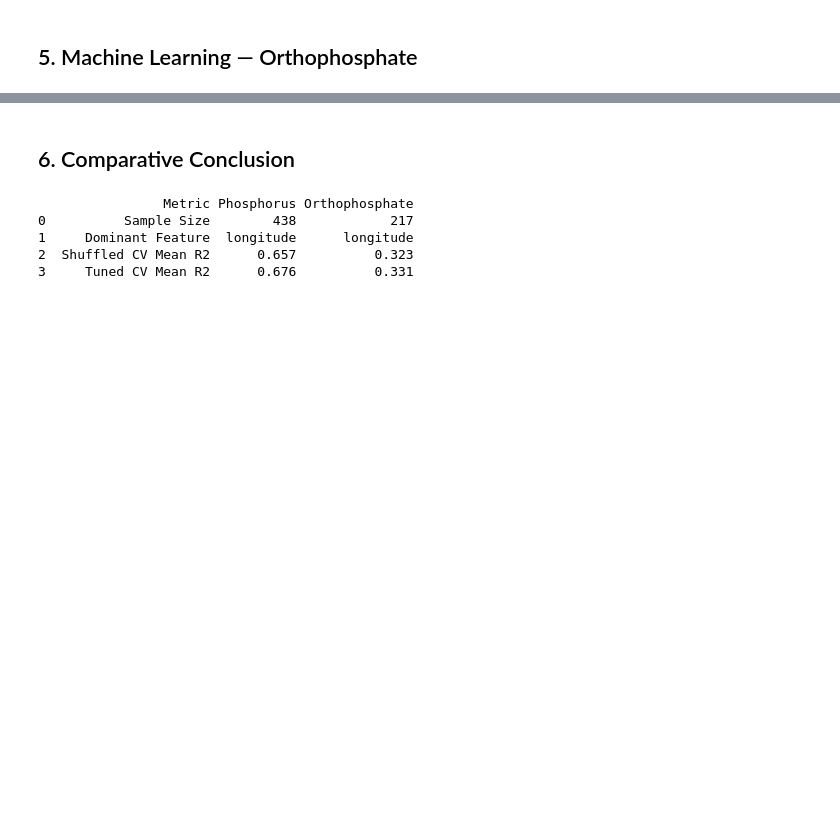
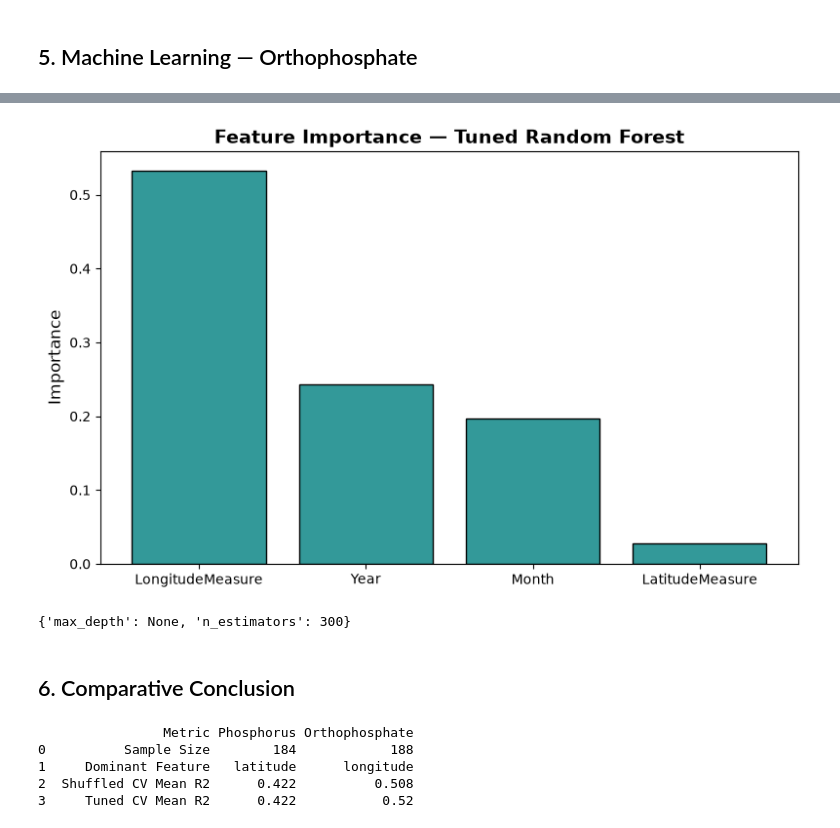
Before and after one commit to marcosis15/lake-erie-phosphorus-analysis, a Jupyter notebook: lake_erie_phosphorus_analysis.ipynb, the cells around one changed output, grey strips where cells are left out. Drawn from its saved outputs; the diff is of its cells as text; code cells hidden in the pictures; blank space fills up the shorter version.

```diff
--- a/lake_erie_phosphorus_analysis.ipynb
+++ b/lake_erie_phosphorus_analysis.ipynb
@@ -455,18 +481,29 @@ dtype: float64
+# %%
+plt.figure(figsize=(8,5))
+plt.bar(importances.index, importances.values, color=(0.2,0.6,0.6), edgecolor='black')
+plt.title('Feature Importance — Tuned Random Forest', fontsize=14, fontweight='bold')
+plt.ylabel('Importance', fontsize=12)
+plt.tight_layout()
+plt.show()
+print(orthophosphate_results.best_params_)
+# %% [output]
+[figure, added]
+{'max_depth': None, 'n_estimators': 300}
 # %% [markdown]
 ## 6. Comparative Conclusion
 # %%
 comparison = pd.DataFrame({
     'Metric' :['Sample Size', 'Dominant Feature', 'Shuffled CV Mean R2', 'Tuned CV Mean R2'],
-    'Phosphorus' : [len(phosphorus_df), 'longitude', 0.657, 0.676],
-    'Orthophosphate' : [len(orthophosphate_df), 'longitude', 0.323, 0.331]
+    'Phosphorus' : [len(phosphorus_df), 'latitude', 0.422, 0.422],
+    'Orthophosphate' : [len(orthophosphate_df), 'longitude', 0.508, 0.520]
 })
 print(comparison)
 # %% [output]
                 Metric Phosphorus Orthophosphate
-0          Sample Size        438            217
-1     Dominant Feature  longitude      longitude
-2  Shuffled CV Mean R2      0.657          0.323
-3     Tuned CV Mean R2      0.676          0.331
+0          Sample Size        184            188
+1     Dominant Feature   latitude      longitude
+2  Shuffled CV Mean R2      0.422          0.508
+3     Tuned CV Mean R2      0.422           0.52
 # %%
 phosphorus_station_avg = phosphorus_df.groupby('MonitoringLocationIdentifier')['ResultMeasureValue'].mean().rename('phosphorus_avg')
 orthophosphate_station_avg = orthophosphate_df.groupby('MonitoringLocationIdentifier')['ResultMeasureValue'].mean().rename('orthophosphate_avg')
```
Also changed, not shown: parts of 18 cells of this notebook, 1 other file.
